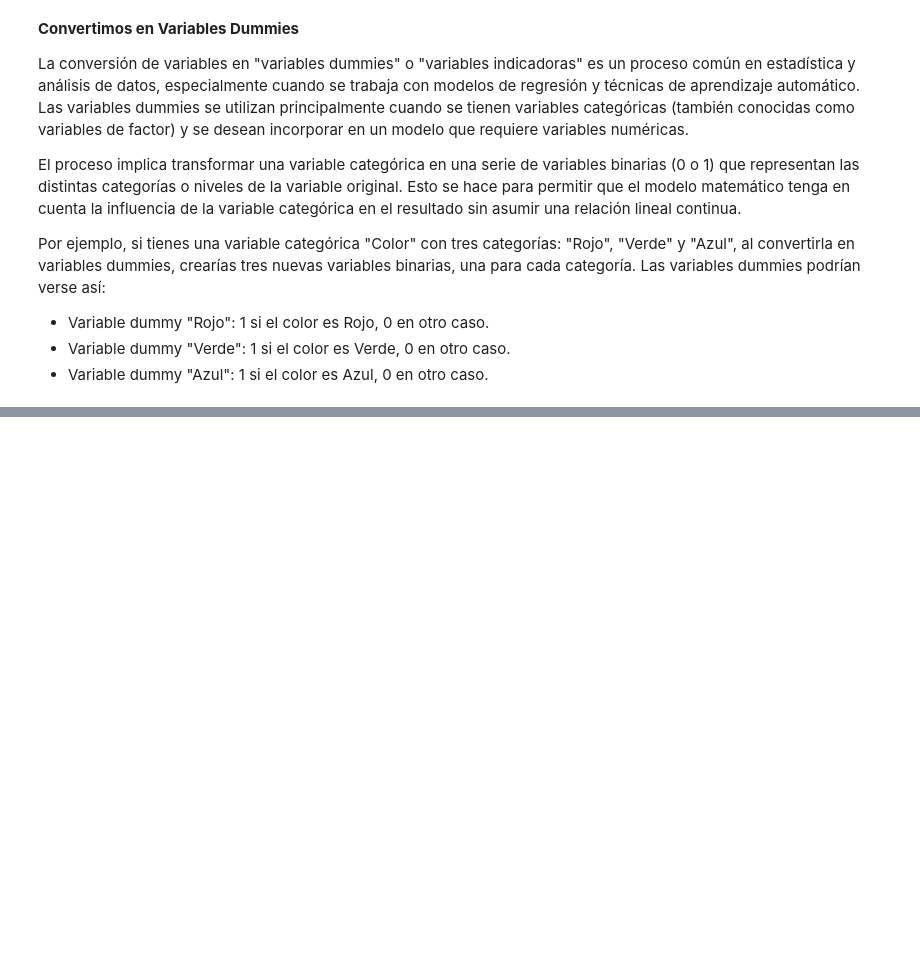
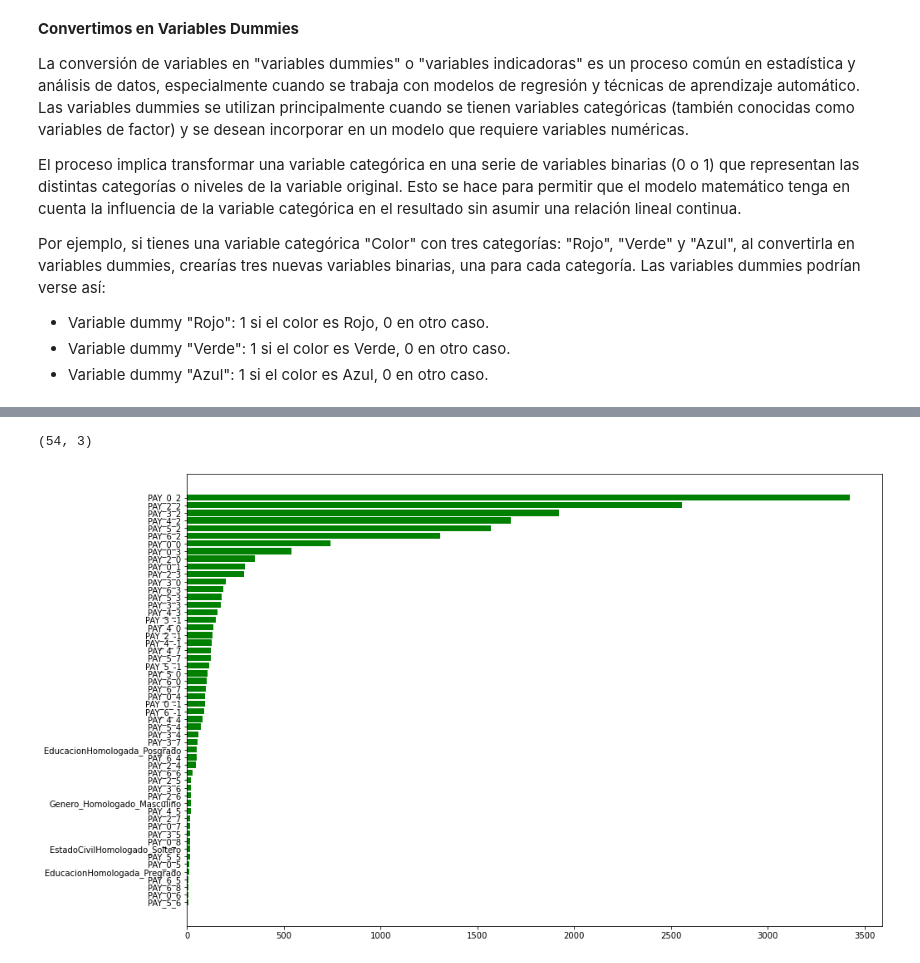
Before and after one commit to Oscar19922017/ModeloCredit2023, a Jupyter notebook: 2_EDA.ipynb, the cells around one changed output, grey strips where cells are left out. Drawn from its saved outputs; the diff is of its cells as text; code cells hidden in the pictures; blank space fills up the shorter version.

```diff
--- a/2_EDA.ipynb
+++ b/2_EDA.ipynb
@@ -737,0 +750,4 @@ Por ejemplo, si tienes una variable categórica "Color" con tres categorías: "R
+# %%
+## Dummies
+dummies=pd.get_dummies(VariablesCat,drop_first=True)
+dummies
@@ -738,2 +768,2 @@ Por ejemplo, si tienes una variable categórica "Color" con tres categorías: "R
 # %%
-ResultadoTestChi2=ImportanciaVariablesSeleccion(x_select=VariablesCat,y=y,funcion=chi2,metodo="Estadistico")
+ResultadoTestChi2=ImportanciaVariablesSeleccion(x_select=dummies,y=y,funcion=chi2,metodo="Estadistico")
@@ -741,0 +786,15 @@ ValueError: could not convert string to float: 'Masculino'
+# %%
+CatSignificativas=ResultadoTestChi2[ResultadoTestChi2["Pvalor"]<0.05]
+# %%
+CatSignificativas.shape
+# %% [output]
+(54, 3)
+# %%
+CatSignificativas=CatSignificativas.sort_values("Puntaje",ascending=True)
+# %%
+fig, ax = plt.subplots(figsize=(15,10))
+nombres=CatSignificativas.Variable
+importancia=CatSignificativas.Puntaje
+ax.barh(nombres,importancia,color="green");
+# %% [output]
+[figure, added]
```
Also changed, not shown: parts of 28 cells of this notebook.
